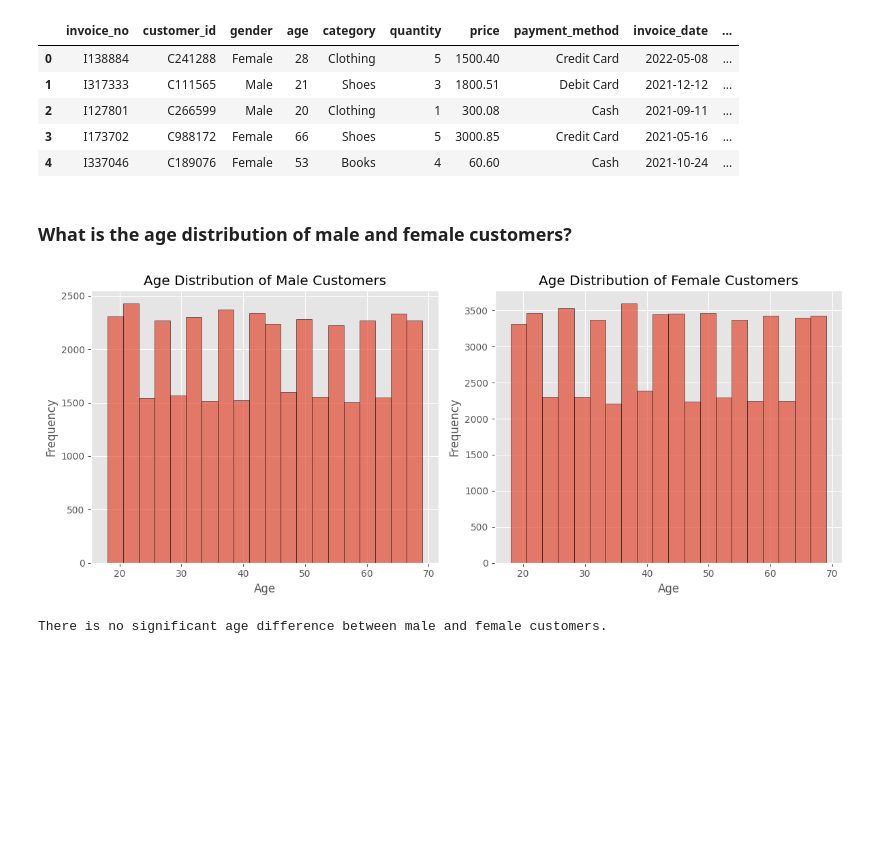
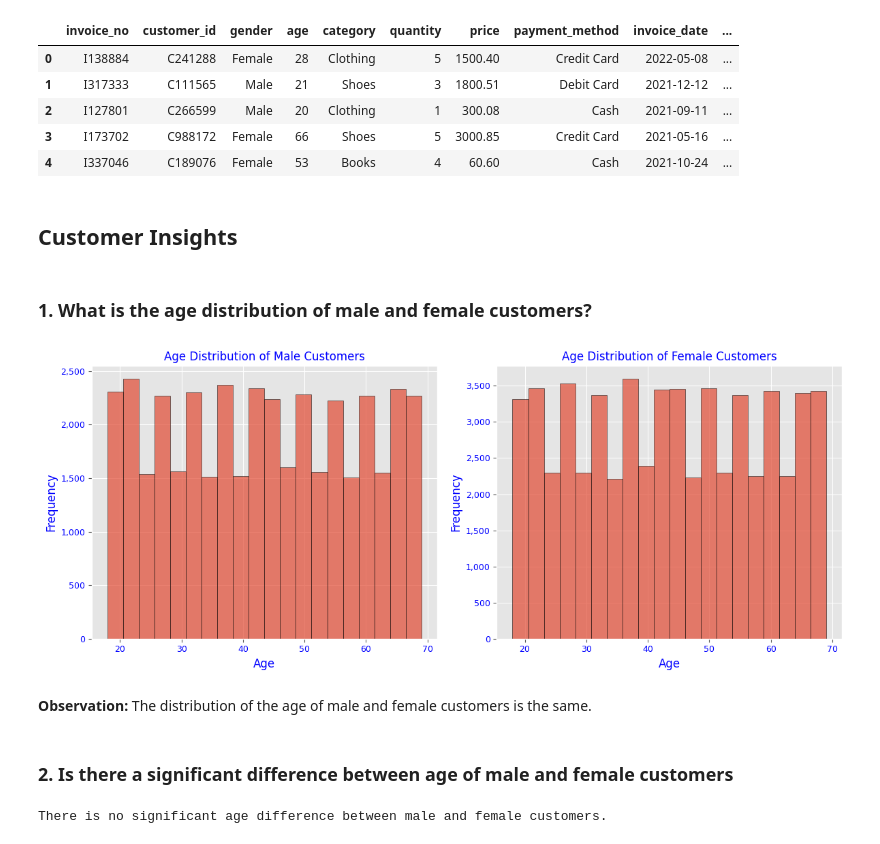
Before and after one commit to fonyango/sales-intelligence, a Jupyter notebook: basic/basic-customer-insights.ipynb, the cells around one changed output. Drawn from its saved outputs; the diff is of its cells as text; code cells hidden in the pictures; blank space fills up the shorter version.

```diff
--- a/basic/basic-customer-insights.ipynb
+++ b/basic/basic-customer-insights.ipynb
@@ -18,7 +30,7 @@ pd.set_option('display.max_colwidth', None)
 # %%
 # Read the dataset
 
-data = pd.read_csv('customer_shopping_data.csv')
+data = pd.read_csv('../customer_shopping_data.csv')
 data.head()
 # %% [output]
 |  | invoice_no | customer_id | gender | age | category | quantity | price | payment_method | invoice_date | ... |
@@ -43,27 +68,39 @@ data.head()
+# %% [markdown]
+## Customer Insights
 # %% [markdown]
-### What is the age distribution of male and female customers?
+### 1. What is the age distribution of male and female customers?
 # %%
-# Separate data into male and female groups
+# Male and female groups
 male_data = data[data['gender'] == 'Male']
 female_data = data[data['gender'] == 'Female']
 
-# Plot histograms for male and female age distributions
-plt.figure(figsize=(12, 5))  # Adjust the figure size if needed
+# Histograms for male and female age distributions
+plt.figure(figsize=(12, 5))
 
 plt.subplot(1, 2, 1)
 plt.hist(male_data['age'], bins=20, edgecolor='black', alpha=0.7)
-plt.title('Age Distribution of Male Customers')
-plt.xlabel('Age')
-plt.ylabel('Frequency')
+plt.title('Age Distribution of Male Customers', color='blue',fontsize=12)
+plt.xlabel('Age',color='blue',fontsize=12)
+plt.ylabel('Frequency',color='blue',fontsize=12)
+plt.tick_params(axis='x', which='both', labelsize=9, labelcolor='blue')
+plt.tick_params(axis='y', which='both', labelsize=9, labelcolor='blue')
+plt.gca().yaxis.set_major_formatter(mticker.StrMethodFormatter('{x:,.0f}'))
 
 plt.subplot(1, 2, 2)
 plt.hist(female_data['age'], bins=20, edgecolor='black', alpha=0.7)
-plt.title('Age Distribution of Female Customers')
-plt.xlabel('Age')
-plt.ylabel('Frequency')
+plt.title('Age Distribution of Female Customers',color='blue',fontsize=12)
+plt.xlabel('Age',color='blue',fontsize=12)
+plt.ylabel('Frequency',color='blue',fontsize=12)
+plt.gca().yaxis.set_major_formatter(mticker.StrMethodFormatter('{x:,.0f}'))
 
-plt.tight_layout()  # To prevent overlapping of subplots
+plt.tight_layout()
+plt.tick_params(axis='x', which='both', labelsize=9, labelcolor='blue')
+plt.tick_params(axis='y', which='both', labelsize=9, labelcolor='blue')
 plt.show()
 # %% [output]
-[figure, old version]
+[figure, new version]
+# %% [markdown]
+**Observation:** The distribution of the age of male and female customers is the same.
+# %% [markdown]
+### 2. Is there a significant difference between age of male and female customers
 # %%
```
Also changed, not shown: parts of 41 cells of this notebook.
